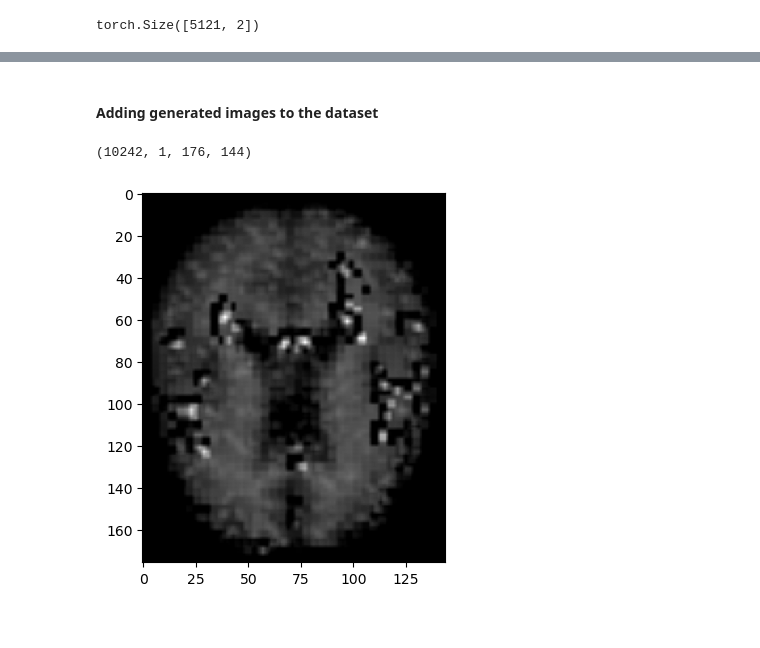
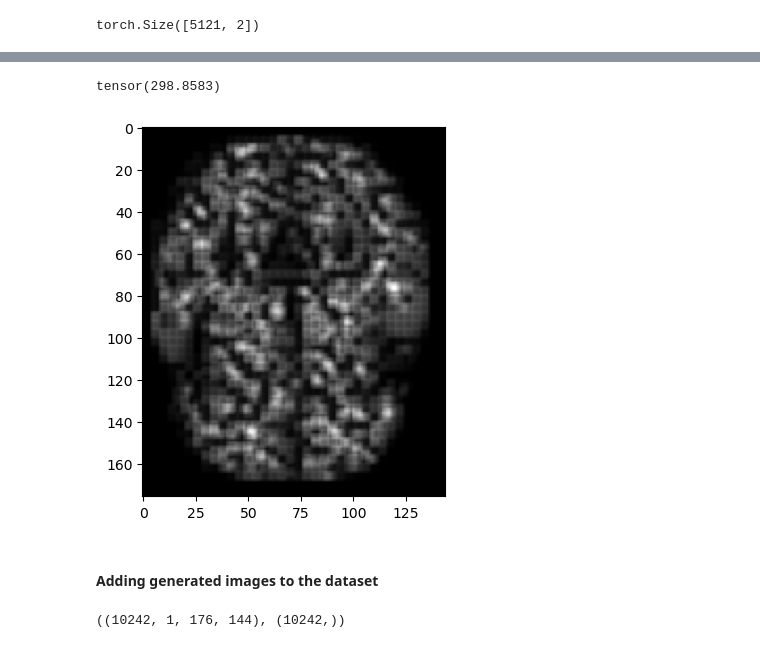
Before and after one commit to lazarovziv/ML-Pipeline, a Jupyter notebook: notebook.ipynb, the cells around one changed output, grey strips where cells are left out. Cells and saved outputs as stored; diff of their text form; code cells hidden in the pictures.

```diff
--- a/notebook.ipynb
+++ b/notebook.ipynb
@@ -814,3 +811,11 @@ for i in range(len(classes)):
+# %%
+with torch.no_grad():
+    generated_image_to_plot = decoder(torch.randn((len(images), encoded_dim)).to(device=device, dtype=torch.float32)).squeeze().cpu()[0]
+    print(generated_image_to_plot.max())
+    plt.imshow(generated_image_to_plot, cmap='gray')
+# %% [output]
+tensor(298.8583)
+[figure, added]
 # %% [markdown]
 #### Adding generated images to the dataset
 # %%
@@ -818,9 +824,4 @@ final_images = np.concatenate((np.expand_dims(images, axis=1), decoded_images),
 # %%
-final_images.shape
+final_images.shape, final_labels.shape
 # %% [output]
-(10242, 1, 176, 144)
+((10242, 1, 176, 144), (10242,))
-# %%
-with torch.no_grad():
-    plt.imshow(decoder(torch.randn((len(images), encoded_dim)).to(device=device, dtype=torch.float32)).squeeze().cpu()[0], cmap='gray')
-# %% [output]
-[figure, removed]
```
Also changed, not shown: parts of 25 cells of this notebook.
